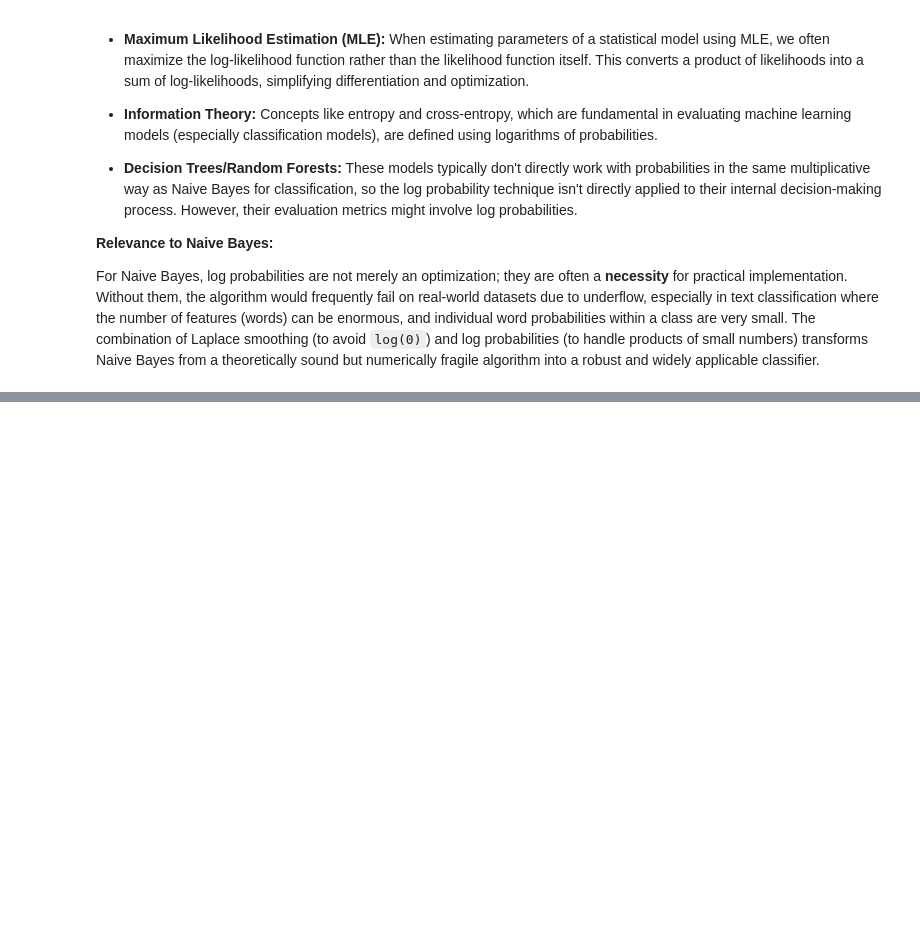
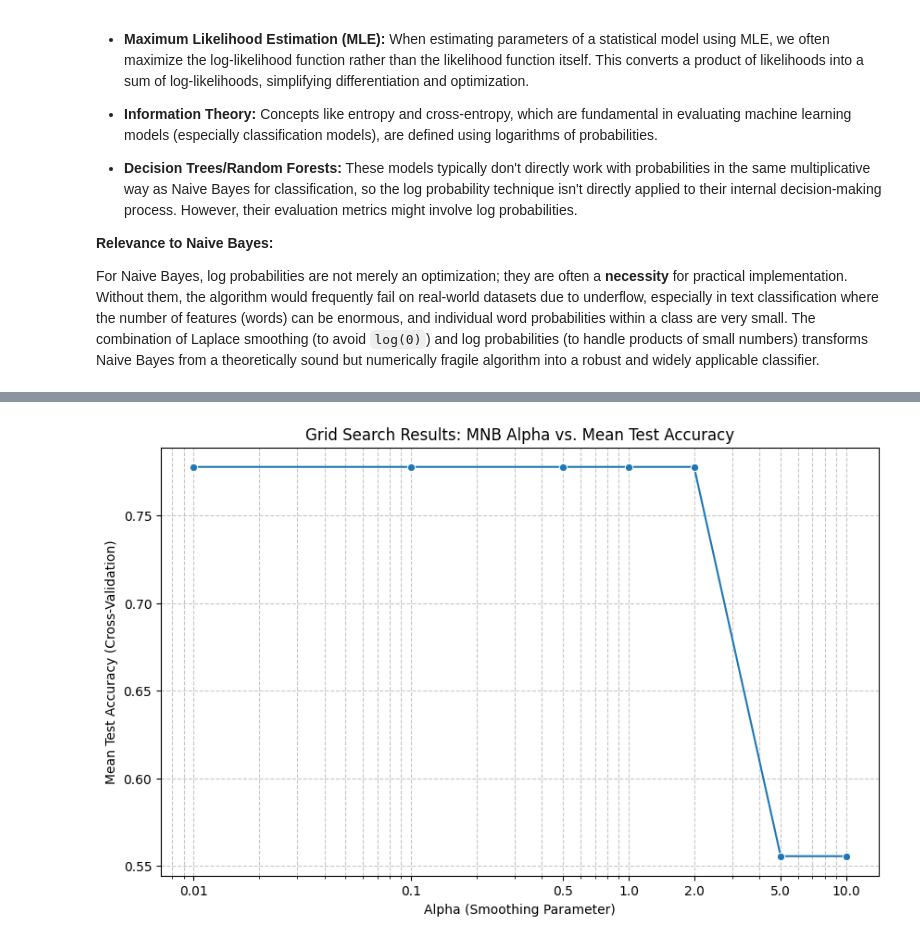
Before and after one commit to rsys-adsingh/Machine-Learning, a Jupyter notebook: study/Chapter_9.ipynb, the cells around one changed output, grey strips where cells are left out. Drawn from its saved outputs; the diff is of its cells as text; code cells hidden in the pictures; blank space fills up the shorter version.

```diff
--- a/study/Chapter_9.ipynb
+++ b/study/Chapter_9.ipynb
@@ -2093,0 +2274,96 @@ For Naive Bayes, log probabilities are not merely an optimization; they are ofte
+# %%
+import pandas as pd
+from sklearn.feature_extraction.text import CountVectorizer
+from sklearn.naive_bayes import MultinomialNB
+from sklearn.model_selection import GridSearchCV
+from sklearn.pipeline import Pipeline
+from sklearn.metrics import classification_report, accuracy_score
+import matplotlib.pyplot as plt
+import seaborn as sns
+import numpy as np
+
+# 1. Prepare a Sample Dataset
+# We'll use a small dataset of movie reviews, sentiment-labeled.
+# In a real scenario, this would be loaded from a file or larger dataset.
+data = {
+    'review': [
+        'This movie is great! Highly recommend.',
+        'Absolutely loved the acting and plot.',
+        'Fantastic film, a must-see.',
+        'What a waste of time. So boring.',
+        'Terrible movie, I fell asleep.',
+        'Not good at all, very disappointing.',
+        'Amazing cast and direction.',
+        'Could not stand it, just awful.'
+    ],
+    'sentiment': [
+        'positive', 'positive', 'positive',
+        'negative', 'negative', 'negative',
+        'positive', 'negative'
+    ]
+}
+df = pd.DataFrame(data)
+
+print("Sample Dataset:")
+display(df)
+
+# 2. Define the Pipeline for CountVectorizer and MultinomialNB
+# A pipeline helps chain multiple processing steps together.
+pipeline = Pipeline([
+    ('vect', CountVectorizer()),
+    ('mnb', MultinomialNB())
+])
+
+# 3. Define the Hyperparameter Grid to Search
+# We want to tune 'alpha' for MultinomialNB. The prefix 'mnb__' is used
+# because 'mnb' is the name of our MultinomialNB step in the pipeline.
+param_grid = {
+    'mnb__alpha': [0.01, 0.1, 0.5, 1.0, 2.0, 5.0, 10.0]
+}
+
+print(f"\nHyperparameter grid to search: {param_grid}")
+
+# 4. Perform GridSearchCV with Cross-Validation
+# We'll use 3-fold cross-validation (cv=3) for this small dataset.
+# In practice, cv=5 or cv=10 is more common.
+grid_search = GridSearchCV(
+    pipeline,               # Our defined pipeline
+    param_grid,             # The hyperparameters to search
+    cv=3,                   # 3-fold cross-validation
+    verbose=1,              # Display progress
+    scoring='accuracy',     # Metric to optimize for
+    n_jobs=-1               # Use all available CPU cores
+)
+
+# Fit GridSearchCV to the entire dataset. In a real application, you'd
+# typically split your data into a training set and a hold-out test set
+# *before* GridSearch, and only run GridSearchCV on the training set.
+# Then, evaluate the best model on the hold-out test set.
+grid_search.fit(df['review'], df['sentiment'])
+
+# 5. Get the Best Hyperparameters and Model
+print(f"\nBest alpha: {grid_search.best_params_['mnb__alpha']}")
+print(f"Best cross-validation accuracy: {grid_search.best_score_:.4f}")
+
+best_model = grid_search.best_estimator_
+
+# 6. Evaluate the Best Model (on the original training data for demonstration)
+# In a real scenario, this would be on a separate, unseen test set.
+y_pred = best_model.predict(df['review'])
+print(f"\nAccuracy on full dataset (demonstration): {accuracy_score(df['sentiment'], y_pred):.4f}")
+print("\nClassification Report on full dataset (demonstration):")
+print(classification_report(df['sentiment'], y_pred))
+
+# 7. Visualize the results of the Grid Search
+results = pd.DataFrame(grid_search.cv_results_)
+
+plt.figure(figsize=(10, 6))
+sns.lineplot(x='param_mnb__alpha', y='mean_test_score', data=results, marker='o') # Corrected 'mean_test_accuracy' to 'mean_test_score'
+plt.xscale('log') # Alpha values are often better viewed on a log scale
+plt.title('Grid Search Results: MNB Alpha vs. Mean Test Accuracy')
+plt.xlabel('Alpha (Smoothing Parameter)')
+plt.ylabel('Mean Test Accuracy (Cross-Validation)')
+plt.grid(True, which="both", ls="--", alpha=0.7)
+plt.xticks(param_grid['mnb__alpha'], labels=param_grid['mnb__alpha'])
+plt.show()
+# %% [output]
@@ -2093,0 +2397 @@ For Naive Bayes, log probabilities are not merely an optimization; they are ofte
+[figure, added]
```
Also changed, not shown: parts of 14 cells of this notebook.
